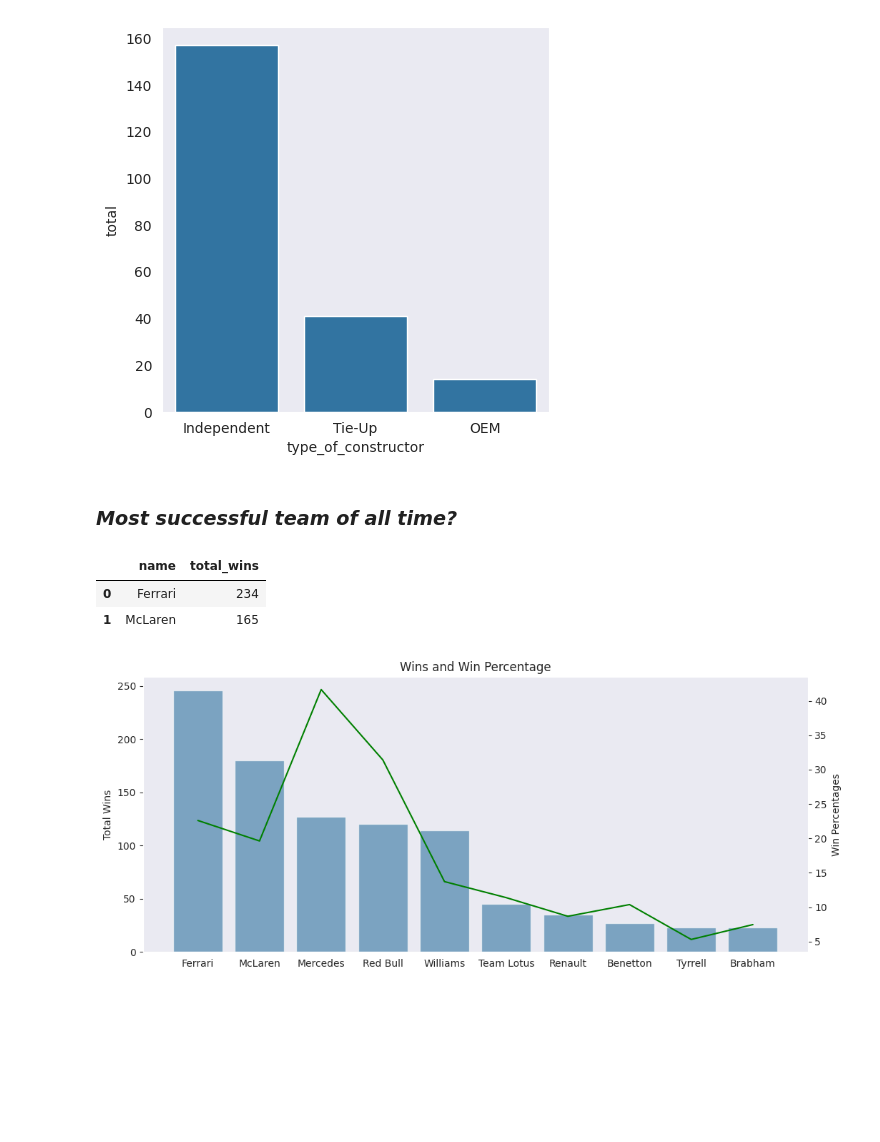
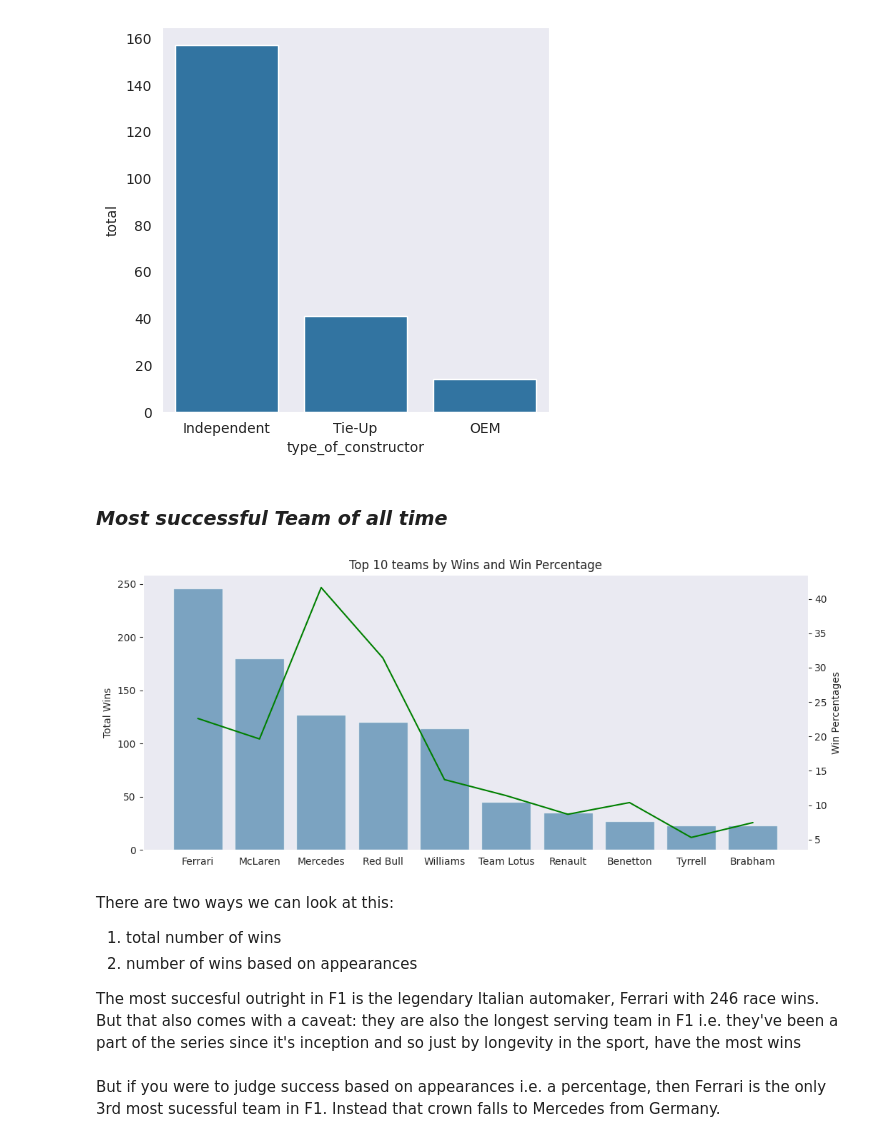
Before and after one commit to rahulakrish/formula_1, a Jupyter notebook: notebook.ipynb, the cells around one changed output. Drawn from its saved outputs; the diff is of its cells as text; code cells hidden in the pictures; blank space fills up the shorter version.

```diff
--- a/notebook.ipynb
+++ b/notebook.ipynb
@@ -98,41 +98,7 @@ sns.barplot(data=result, x='type_of_constructor', y='total');
 # %% [output]
 [figure]
 # %% [markdown]
-### ***Most successful team of all time?***
+### ***Most successful Team of all time***
-# %%
-#find out the most successful team in the sport by wins
-#read the csv file
-constructor_standings = pd.read_csv('/content/constructor_standings.csv')
-
-query = """
-
-SELECT constructors.name,
-       COUNT(*) AS total_wins
-FROM constructors
-JOIN constructor_standings
-  ON constructors.constructorId = constructor_standings.constructorId
-WHERE constructor_standings.position = 1
-GROUP BY constructors.name
-ORDER BY total_wins DESC
-LIMIT 2
-"""
-
-wins= sqldf.run(query)
-wins
-# #plot
-# #set figure size
-# fig,ax=plt.subplots(figsize=(15,8))
-# #set background color for the bar chart
-# ax.grid(False)
-# sns.set_style('darkgrid')
-# #plot bar chart
-# sns.barplot(data=result, x='name', y='total_wins');
-# #rotate the labels for visibility
-# plt.xticks(rotation=90);
-# %% [output]
-|  | name | total_wins |
-| 0 | Ferrari | 234 |
-| 1 | McLaren | 165 |
 # %%
 #combining results and races
 #using DISTINCT to get the right number of races
@@ -158,32 +124,32 @@ JOIN races ON
 GROUP BY constructors.constructorId, constructors.name
 ORDER BY total_wins DESC
 LIMIT 10;
 
 """
 #exequte query
 wins2 = sqldf.run(query)
 
 #create pivot table for easy plotting
 wins2_pivot = wins2.pivot(index='name', columns='constructorId', values=['total_wins', 'win_percentage'])
 
 #plot the data
 fig,ax1=plt.subplots(figsize=(12,5))
 sns.set_style('darkgrid')
 #barplot for the wins
 sns.barplot(data=wins2, x='name', y='total_wins',ax=ax1,alpha=0.6,);
 
-ax1.set_title('Wins and Win Percentage')
+ax1.set_title('Top 10 teams by Wins and Win Percentage')
 ax1.set_xlabel('') #leaving it blank for aesthetics
 ax1.set_ylabel('Total Wins')
 plt.xticks(rotation=0);
 
 #setting up the dual axis for win percentage
 ax2 = ax1.twinx()
 sns.lineplot(data=wins2, x='name', y='win_percentage',ax=ax2,color='green');
 ax2.set_ylabel('Win Percentages')
 
 #removing the grid for aesthetics
 ax1.grid(False)
 ax2.grid(False)
 # %% [output]
-[figure, old version]
+[figure, new version]
@@ -254,0 +156,8 @@ ax2.grid(False)
+# %% [markdown]
+There are two ways we can look at this:
+1. total number of wins
+2. number of wins based on appearances
+
+The most succesful outright in F1 is the legendary Italian automaker, Ferrari with 246 race wins. But that also comes with a caveat: they are also the longest serving team in F1 i.e. they've been a part of the series since it's inception and so just by longevity in the sport, have the most wins
+# %% [markdown]
+But if you were to judge success based on appearances i.e. a percentage, then Ferrari is the only 3rd most sucessful team in F1. Instead that crown falls to Mercedes from Germany.
```
Also changed, not shown: parts of 9 cells of this notebook.
